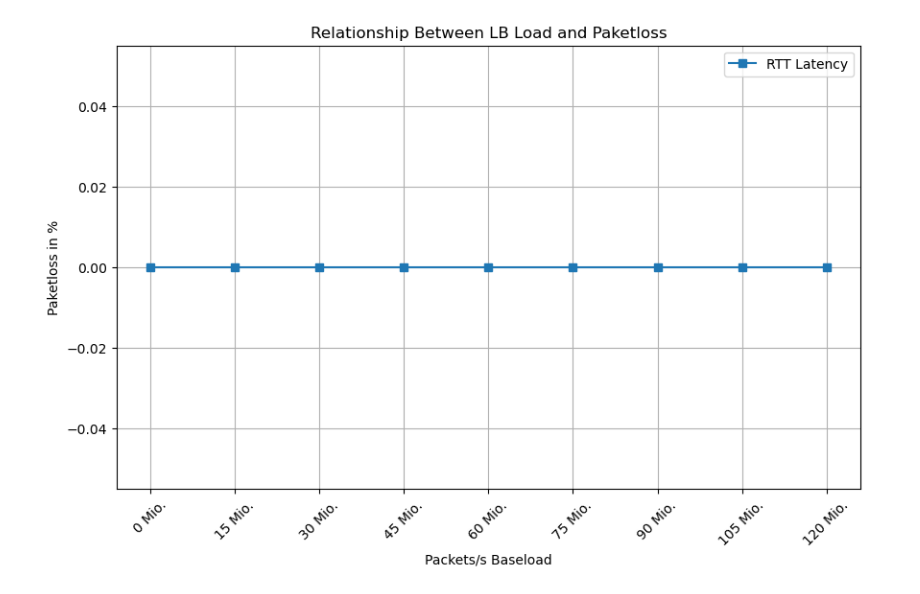
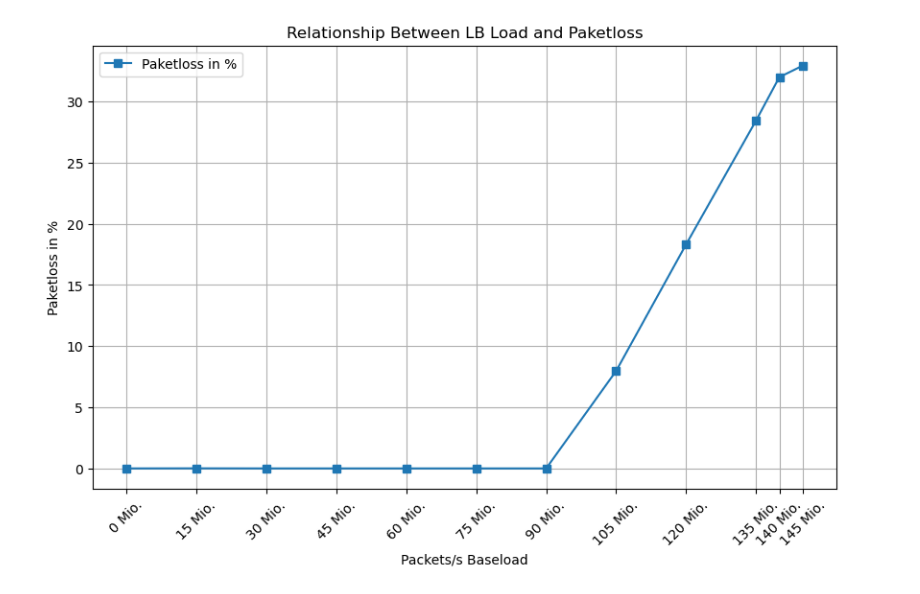
Before and after one commit to gespel/Bachelorarbeit, a Jupyter notebook: notebooks/paketloss.ipynb, the cells around one changed output. Cells and saved outputs as stored; diff of their text form; code cells hidden in the pictures.

Commit message:
rendered all graphs

```diff
--- a/notebooks/paketloss.ipynb
+++ b/notebooks/paketloss.ipynb
@@ -1,16 +1,16 @@
 # %%
 import matplotlib.pyplot as plt
 
-x = [0, 15_000_000, 30_000_000, 45_000_000, 60_000_000, 75_000_000, 90_000_000, 105_000_000, 120_000_000]
-y = [0, 0, 0, 0, 0, 0, 0, 0, 0]
+x = [0, 15_000_000, 30_000_000, 45_000_000, 60_000_000, 75_000_000, 90_000_000, 105_000_000, 120_000_000, 135_000_000, 140_000_000, 145_000_000]
+y = [0, 0.006944444444444444, 0, 0, 0, 0, 0, 7.972222222222222, 18.319444444444443, 28.444444444444443, 32, 32.9375]
 plt.figure(figsize=(10, 6))
 plt.grid(True)
-plt.plot(x, y, "-s", label="RTT Latency")
+plt.plot(x, y, "-s", label="Paketloss in %")
 plt.title("Relationship Between LB Load and Paketloss")
 plt.xlabel("Packets/s Baseload")
 plt.xticks(x, [str(int(val/1_000_000)) + " Mio." for val in x], rotation=45)
 plt.ylabel("Paketloss in %")
 plt.legend()
 plt.show()
 # %% [output]
-[figure, old version]
+[figure, new version]
```
